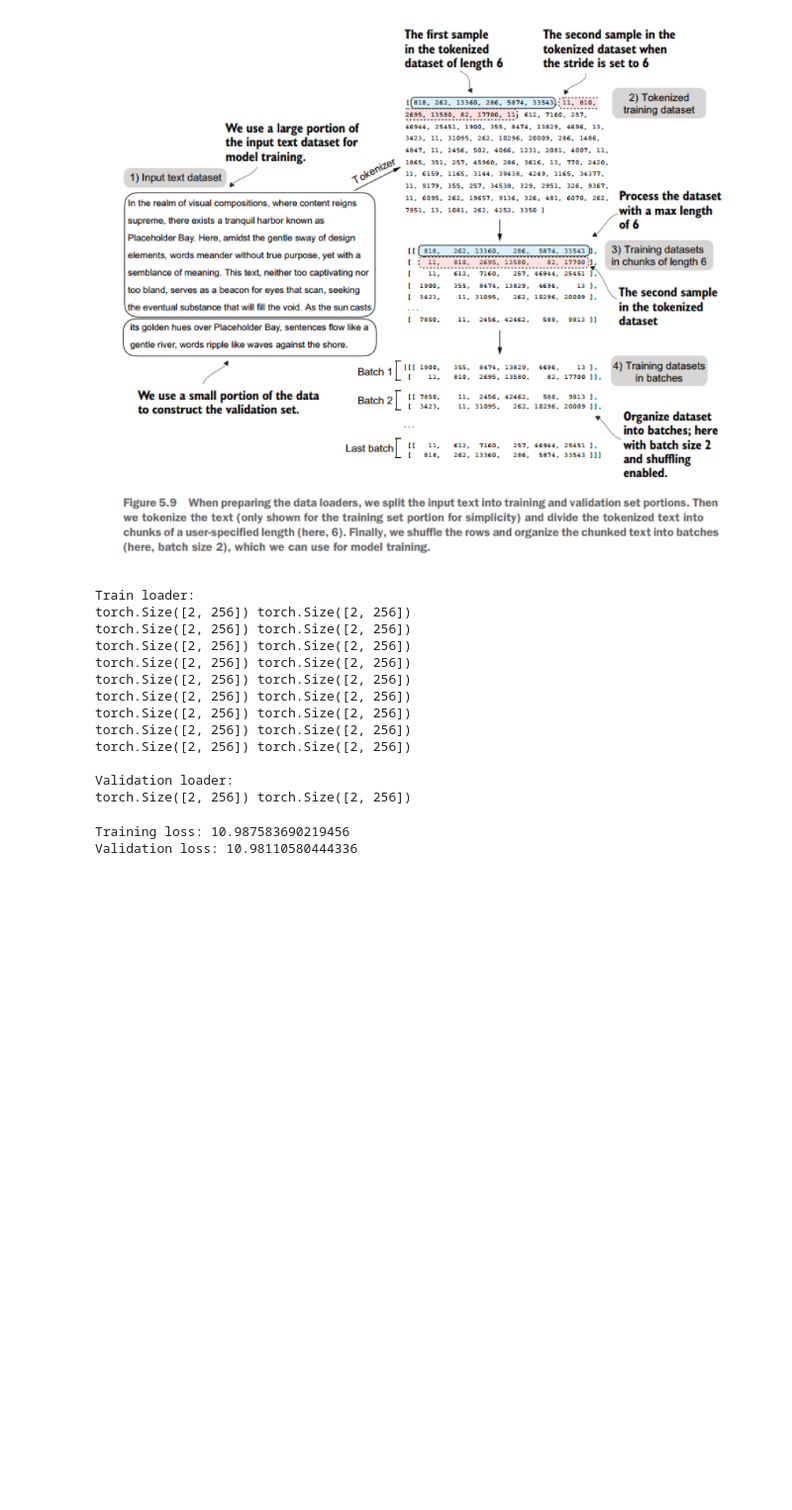
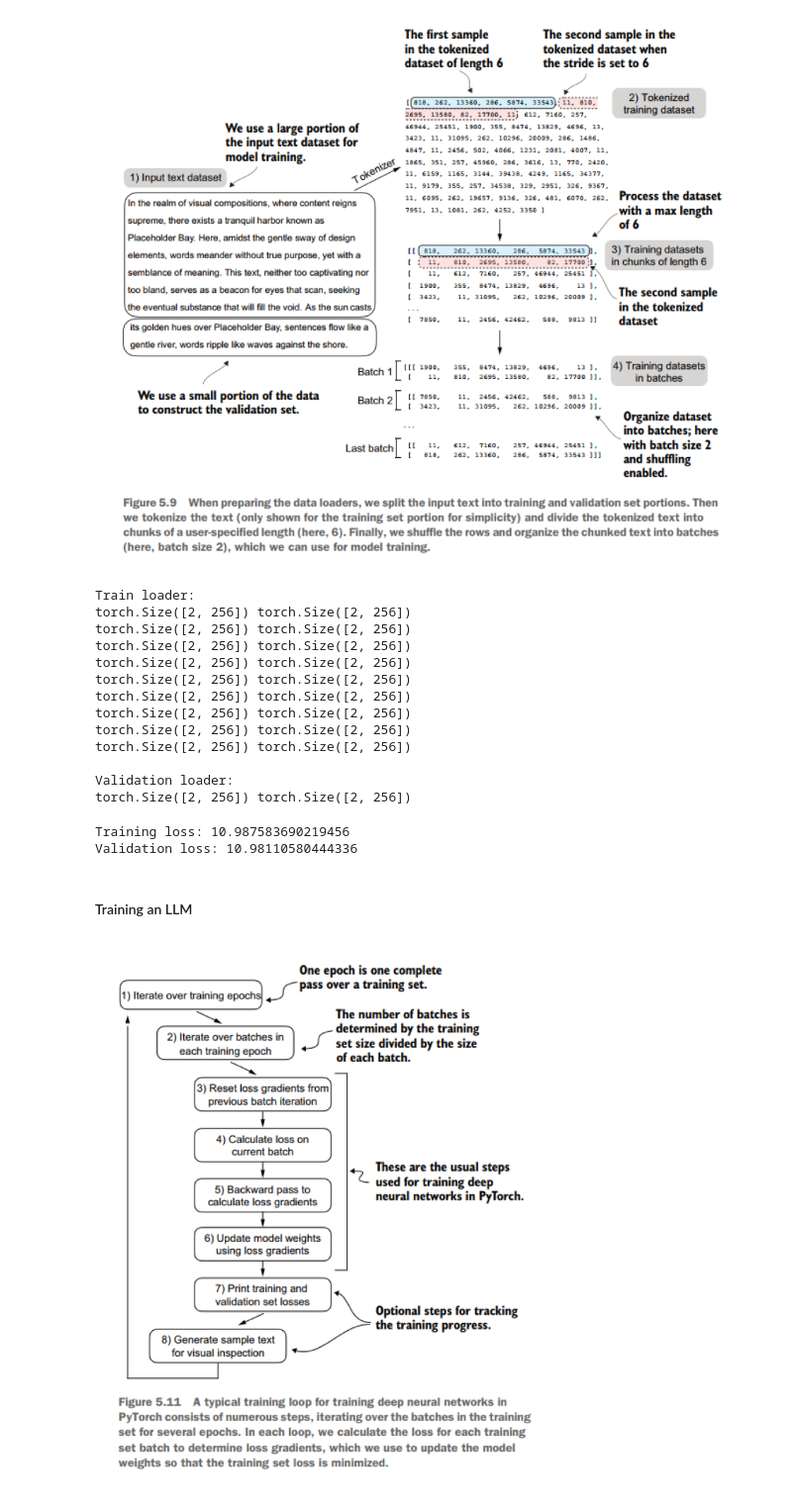
Before and after one commit to LoqmanSamani/llms, a Jupyter notebook: GPT-train.ipynb, the cells around one changed output. Shown at 99% size. Saved outputs shown, nothing was run; the diff lists cells and outputs as text; code cells hidden in the pictures; blank space fills up the shorter version.

Commit message:
GPT-train.ipynb has been added!

```diff
--- a/GPT-train.ipynb
+++ b/GPT-train.ipynb
@@ -373,3 +374,13 @@ print("Validation loss:", val_loss)
 # %% [output]
 Training loss: 10.987583690219456
 Validation loss: 10.98110580444336
+# %% [markdown]
+#### Training an LLM
+# %%
+plt.figure(figsize=(12, 10))
+img = mpimg.imread(r'C:\Users\yda2\Desktop\llms\train.png')
+plt.imshow(img)
+plt.axis('off')
+plt.show()
+# %% [output]
+[figure, added]
```
Also changed, not shown: parts of 10 cells of this notebook, 1 other file.
